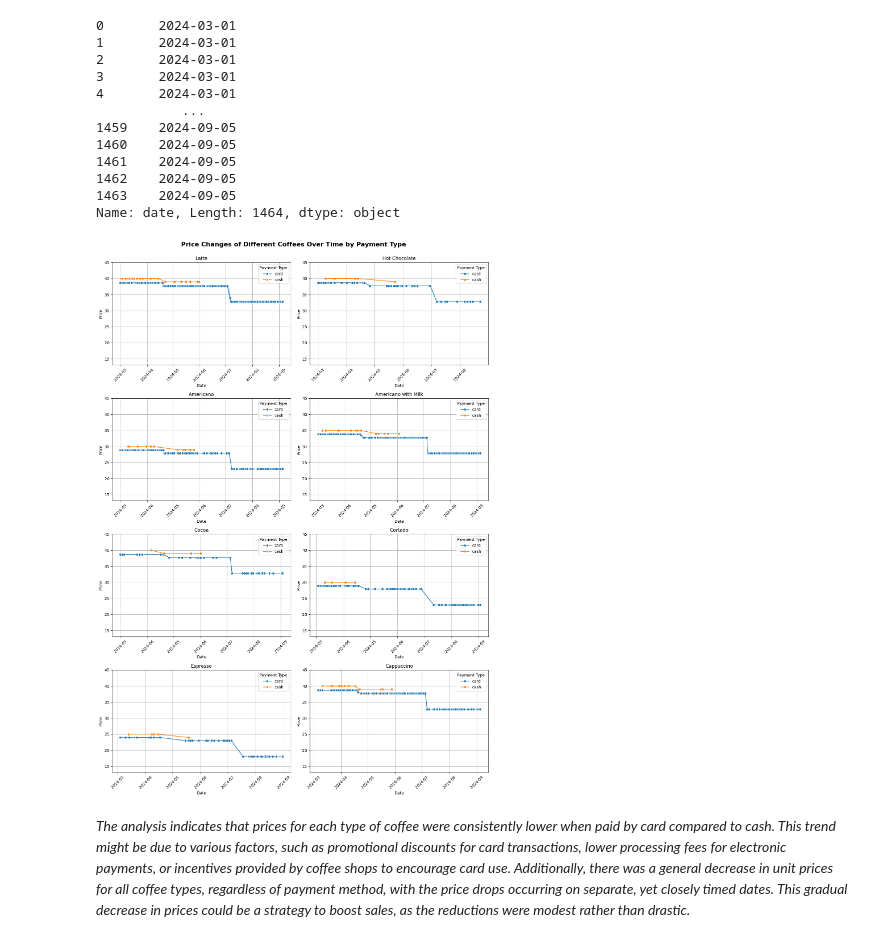
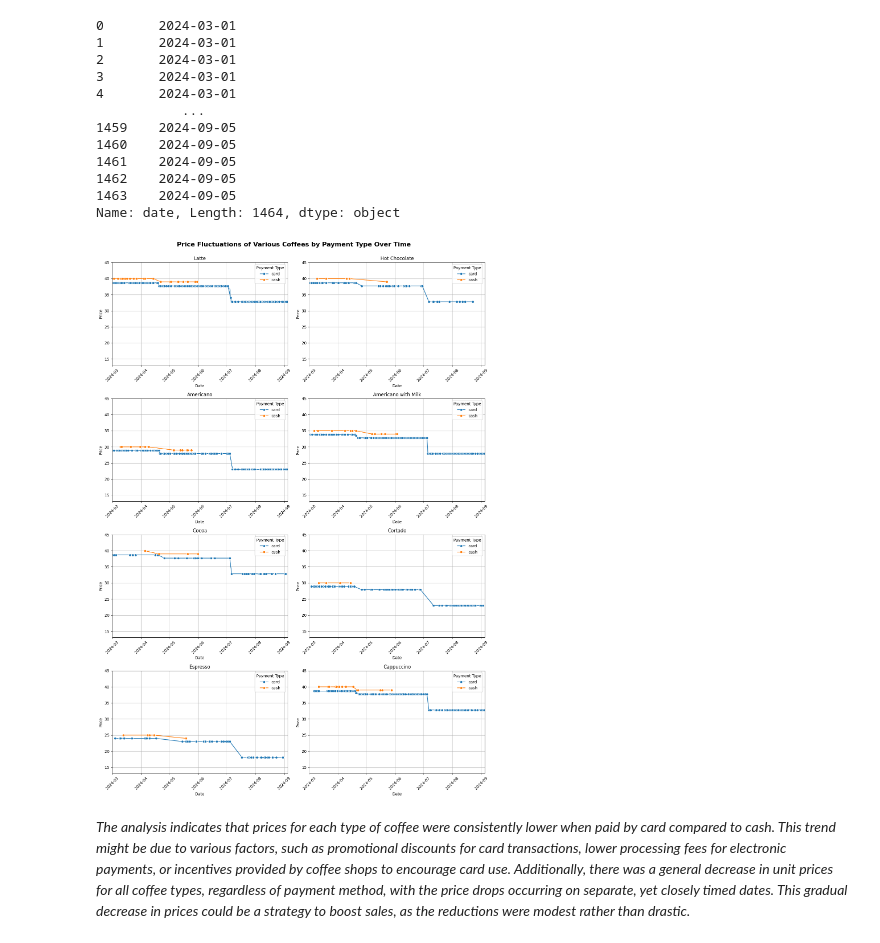
Before and after one commit to Viktoriia-Shalaieva/Coffee_Sales_Data_Analysis, a Jupyter notebook: Python/coffee_sales.ipynb, the cells around one changed output. Drawn from its saved outputs; the diff is of its cells as text; code cells hidden in the pictures.

Commit message:
changed plot_Price Fluctuations of Various Coffees by Payment Type Over Time

```diff
--- a/Python/coffee_sales.ipynb
+++ b/Python/coffee_sales.ipynb
@@ -360,33 +360,37 @@ df['date'] = pd.to_datetime(df['date'])
 # %%
 y_min = df['money'].min()
 y_max = df['money'].max()
+x_min = df['date'].min()
+x_max = df['date'].max()
 # Set up the figure and axes for the subplots
 fig, axes = plt.subplots(nrows=4, ncols=2, figsize=(14, 20))
 axes = axes.flatten()
 
-fig.suptitle('Price Changes of Different Coffees Over Time by Payment Type',
+fig.suptitle('Price Fluctuations of Various Coffees by Payment Type Over Time',
              fontsize=16, fontweight='bold')
 
 # Iterate through each coffee type and create a subplot
 for i, coffee in enumerate(coffee_names):
     coffee_data = df[df['coffee_name'] == coffee]
-    sns.lineplot(data=coffee_data, x='date', y='money', hue='cash_type', marker='o', ax=axes[i])
+    sns.lineplot(data=coffee_data, x='date', y='money', hue='cash_type',
+                 marker='o', ax=axes[i])
     axes[i].set_title(coffee)
     axes[i].set_xlabel('Date')
     axes[i].set_ylabel('Price')
     axes[i].set_ylim(y_min-5, y_max+5)
 
     # Setting the X-axis to display labels by month
+    axes[i].set_xlim(x_min, x_max)
     axes[i].xaxis.set_major_locator(mdates.MonthLocator())
     axes[i].xaxis.set_major_formatter(mdates.DateFormatter('%Y-%m'))
     axes[i].tick_params(axis='x', rotation=45)
     axes[i].legend(title='Payment Type')
     axes[i].grid(True)
 
 plt.tight_layout(rect=[0, 0, 1, 0.98])
 plt.show()
 # %% [output]
-[figure, old version]
+[figure, new version]
 # %% [markdown]
 *The analysis indicates that prices for each type of coffee were consistently lower when paid by card compared to cash. This trend might be due to various factors, such as promotional discounts for card transactions, lower processing fees for electronic payments, or incentives provided by coffee shops to encourage card use. Additionally, there was a general decrease in unit prices for all coffee types, regardless of payment method, with the price drops occurring on separate, yet closely timed dates. This gradual decrease in prices could be a strategy to boost sales, as the reductions were modest rather than drastic.*
 # %% [markdown]
```
